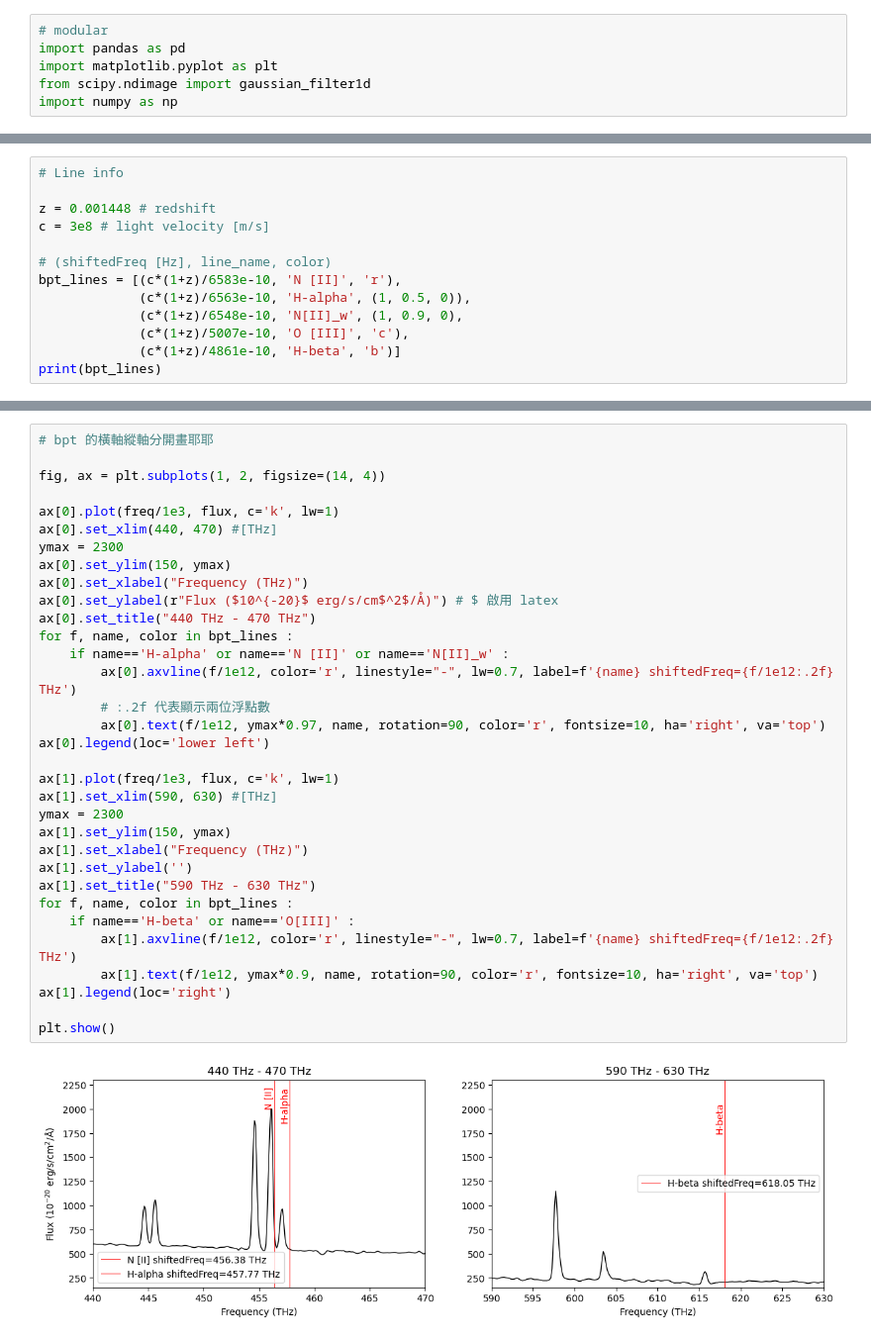
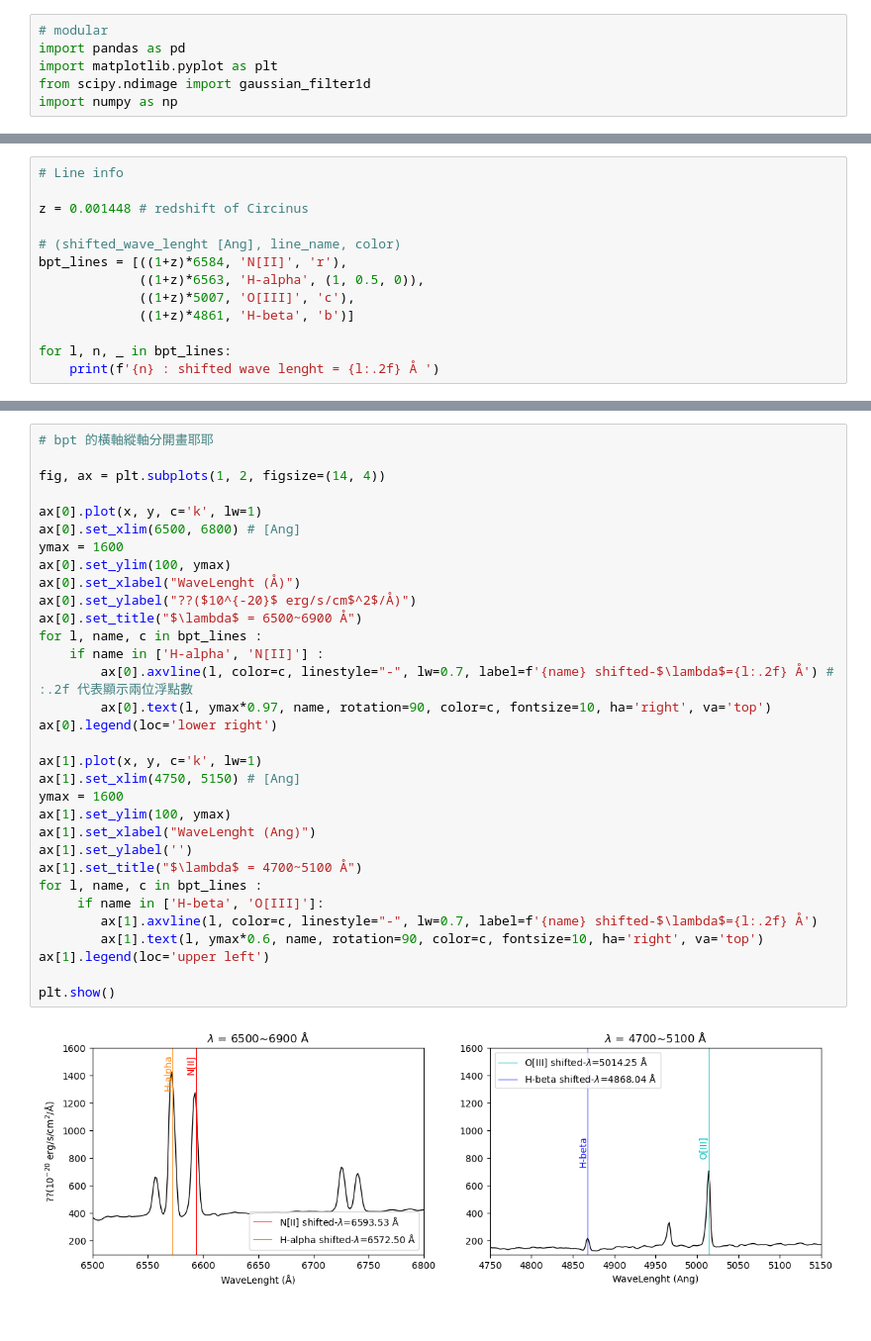
Before and after one commit to aqingo3o/Hello-Circinus, a Jupyter notebook: ionizedGas/py_spectralLine.ipynb, the cells around one changed output, grey strips where cells are left out. Shown at 99% size. Saved outputs shown, nothing was run; the diff lists cells and outputs as text.

```diff
--- a/ionizedGas/py_spectralLine.ipynb
+++ b/ionizedGas/py_spectralLine.ipynb
@@ -33,14 +37,14 @@ flux = df[df.columns[1]]
 # %%
 # Line info
 
-z = 0.001448 # redshift
-c = 3e8 # light velocity [m/s]
+z = 0.001448 # redshift of Circinus
 
-# (shiftedFreq [Hz], line_name, color)
-bpt_lines = [(c*(1+z)/6583e-10, 'N [II]', 'r'),
-             (c*(1+z)/6563e-10, 'H-alpha', (1, 0.5, 0)),
-             (c*(1+z)/6548e-10, 'N[II]_w', (1, 0.9, 0),
-             (c*(1+z)/5007e-10, 'O [III]', 'c'),
-             (c*(1+z)/4861e-10, 'H-beta', 'b')]
-print(bpt_lines)
+# (shifted_wave_lenght [Ang], line_name, color)
+bpt_lines = [((1+z)*6584, 'N[II]', 'r'),
+             ((1+z)*6563, 'H-alpha', (1, 0.5, 0)),
+             ((1+z)*5007, 'O[III]', 'c'),
+             ((1+z)*4861, 'H-beta', 'b')]
+
+for l, n, _ in bpt_lines:
+    print(f'{n} : shifted wave lenght = {l:.2f} Å ')
 # %% [output]
@@ -72,35 +79,34 @@ plt.show()
 # %%
 # bpt 的橫軸縱軸分開畫耶耶
 
 fig, ax = plt.subplots(1, 2, figsize=(14, 4))
 
-ax[0].plot(freq/1e3, flux, c='k', lw=1)
-ax[0].set_xlim(440, 470) #[THz]
-ymax = 2300
-ax[0].set_ylim(150, ymax)
-ax[0].set_xlabel("Frequency (THz)")
-ax[0].set_ylabel(r"Flux ($10^{-20}$ erg/s/cm$^2$/Å)") # $ 啟用 latex
-ax[0].set_title("440 THz - 470 THz")
-for f, name, color in bpt_lines :
-    if name=='H-alpha' or name=='N [II]' or name=='N[II]_w' :
-        ax[0].axvline(f/1e12, color='r', linestyle="-", lw=0.7, label=f'{name} shiftedFreq={f/1e12:.2f} THz')
-        # :.2f 代表顯示兩位浮點數
-        ax[0].text(f/1e12, ymax*0.97, name, rotation=90, color='r', fontsize=10, ha='right', va='top')
-ax[0].legend(loc='lower left')
+ax[0].plot(x, y, c='k', lw=1)
+ax[0].set_xlim(6500, 6800) # [Ang]
+ymax = 1600
+ax[0].set_ylim(100, ymax)
+ax[0].set_xlabel("WaveLenght (Å)")
+ax[0].set_ylabel("??($10^{-20}$ erg/s/cm$^2$/Å)")
+ax[0].set_title("$\lambda$ = 6500~6900 Å")
+for l, name, c in bpt_lines :
+    if name in ['H-alpha', 'N[II]'] :
+        ax[0].axvline(l, color=c, linestyle="-", lw=0.7, label=f'{name} shifted-$\lambda$={l:.2f} Å') # :.2f 代表顯示兩位浮點數
+        ax[0].text(l, ymax*0.97, name, rotation=90, color=c, fontsize=10, ha='right', va='top')
+ax[0].legend(loc='lower right')
 
-ax[1].plot(freq/1e3, flux, c='k', lw=1)
-ax[1].set_xlim(590, 630) #[THz]
-ymax = 2300
-ax[1].set_ylim(150, ymax)
-ax[1].set_xlabel("Frequency (THz)")
+ax[1].plot(x, y, c='k', lw=1)
+ax[1].set_xlim(4750, 5150) # [Ang]
+ymax = 1600
+ax[1].set_ylim(100, ymax)
+ax[1].set_xlabel("WaveLenght (Ang)")
 ax[1].set_ylabel('')
-ax[1].set_title("590 THz - 630 THz")
-for f, name, color in bpt_lines :
-    if name=='H-beta' or name=='O[III]' :
-        ax[1].axvline(f/1e12, color='r', linestyle="-", lw=0.7, label=f'{name} shiftedFreq={f/1e12:.2f} THz')
-        ax[1].text(f/1e12, ymax*0.9, name, rotation=90, color='r', fontsize=10, ha='right', va='top')
-ax[1].legend(loc='right')
+ax[1].set_title("$\lambda$ = 4700~5100 Å")
+for l, name, c in bpt_lines :
+     if name in ['H-beta', 'O[III]']:
+        ax[1].axvline(l, color=c, linestyle="-", lw=0.7, label=f'{name} shifted-$\lambda$={l:.2f} Å')
+        ax[1].text(l, ymax*0.6, name, rotation=90, color=c, fontsize=10, ha='right', va='top')
+ax[1].legend(loc='upper left')
 
 plt.show()
 # %% [output]
-[figure, old version]
+[figure, new version]
```
Also changed, not shown: parts of 6 cells of this notebook.
